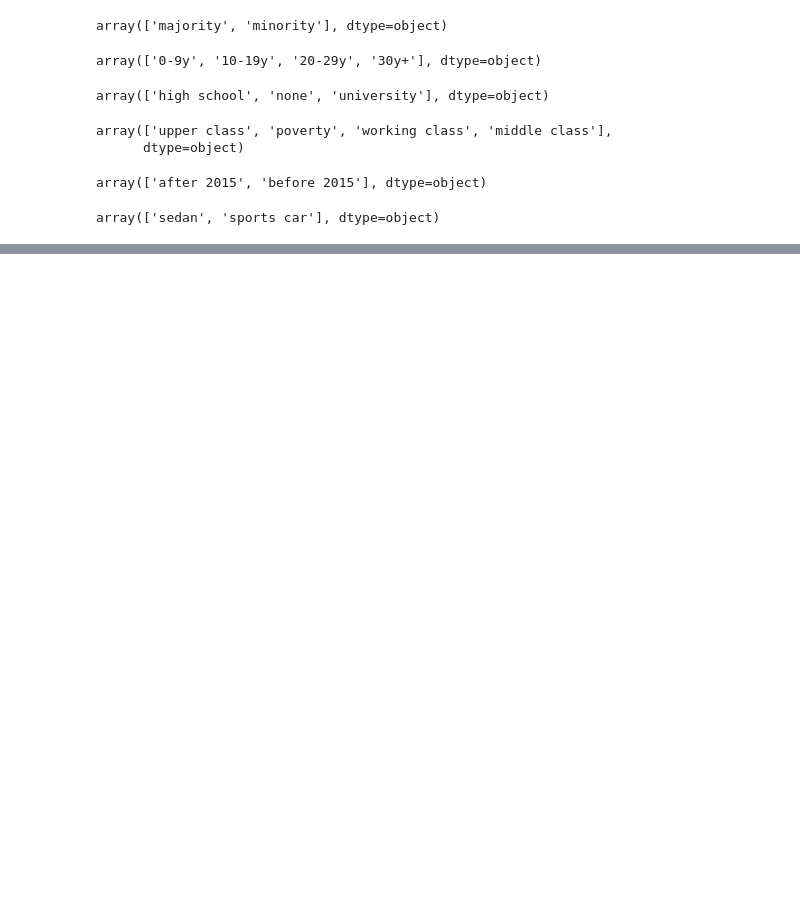
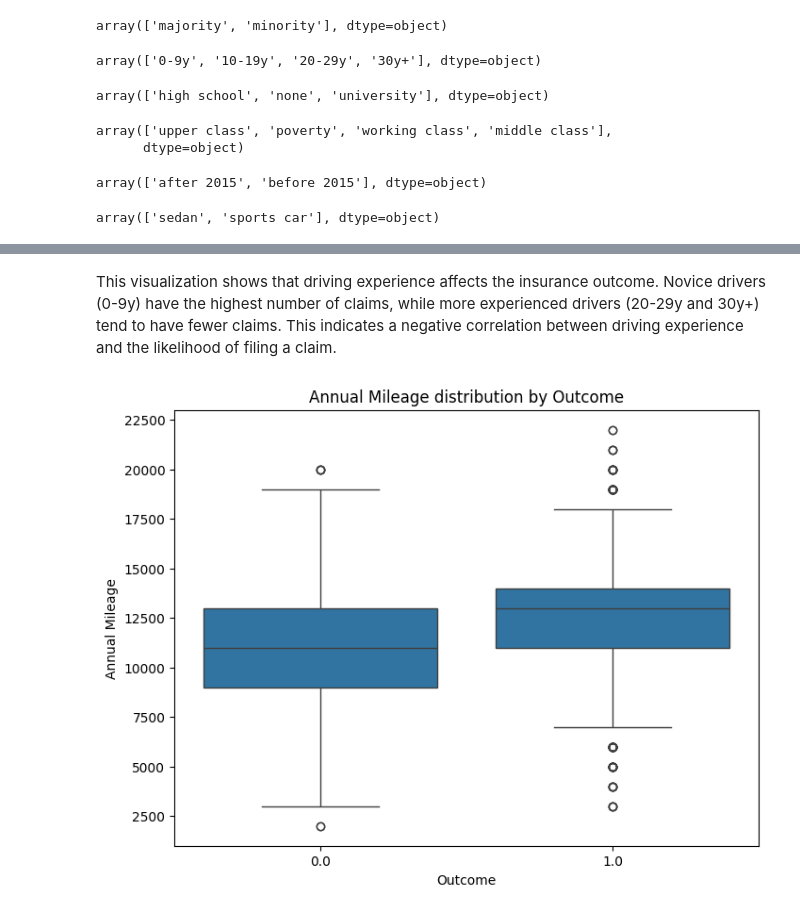
Before and after one commit to farahwadya/Car-insurance-intermediate-machine-learning-project, a Jupyter notebook: Car_insurance_prj.ipynb, the cells around one changed output, grey strips where cells are left out. Cells and saved outputs as stored; diff of their text form; code cells hidden in the pictures; blank space fills up the shorter version.

```diff
--- a/Car_insurance_prj.ipynb
+++ b/Car_insurance_prj.ipynb
@@ -113,0 +193,18 @@ array(['sedan', 'sports car'], dtype=object)
+# %% [markdown]
+This visualization shows that driving experience affects the insurance outcome. Novice drivers (0-9y) have the highest number of claims, while more experienced drivers (20-29y and 30y+) tend to have fewer claims. This indicates a negative correlation between driving experience and the likelihood of filing a claim.
+# %%
+import pandas as pd
+import matplotlib.pyplot as plt
+import seaborn as sns
+
+# نفترض إن df موجود مسبقًا ويحتوي على العمودين
+# df = pd.read_csv('your_dataset.csv')
+
+plt.figure(figsize=(8,6))
+sns.boxplot(x='OUTCOME', y='ANNUAL_MILEAGE', data=df)
+plt.xlabel('Outcome')
+plt.ylabel('Annual Mileage')
+plt.title('Annual Mileage distribution by Outcome')
+plt.show()
+# %% [output]
+[figure, added]
```
Also changed, not shown: parts of 11 cells of this notebook.
